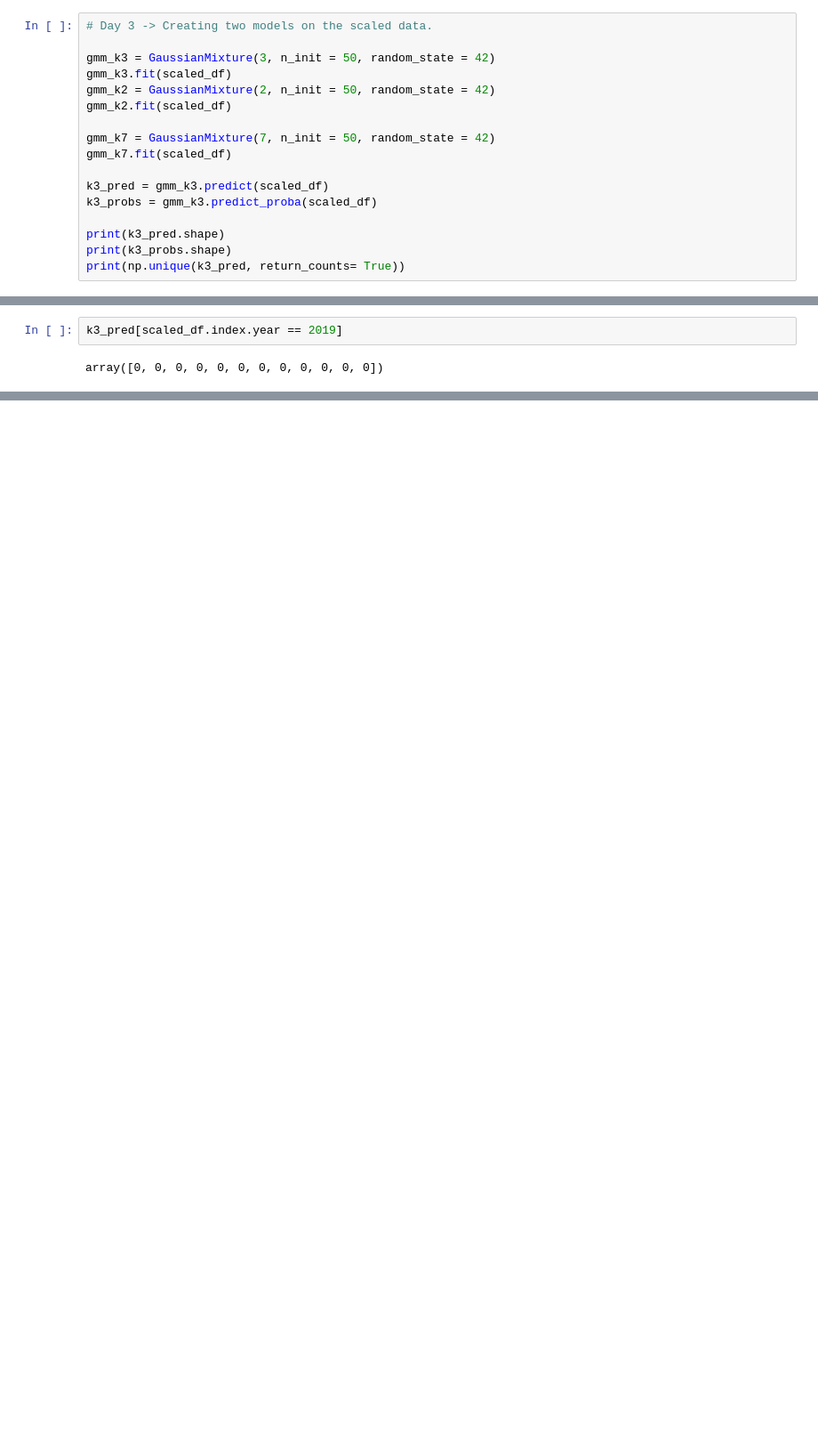
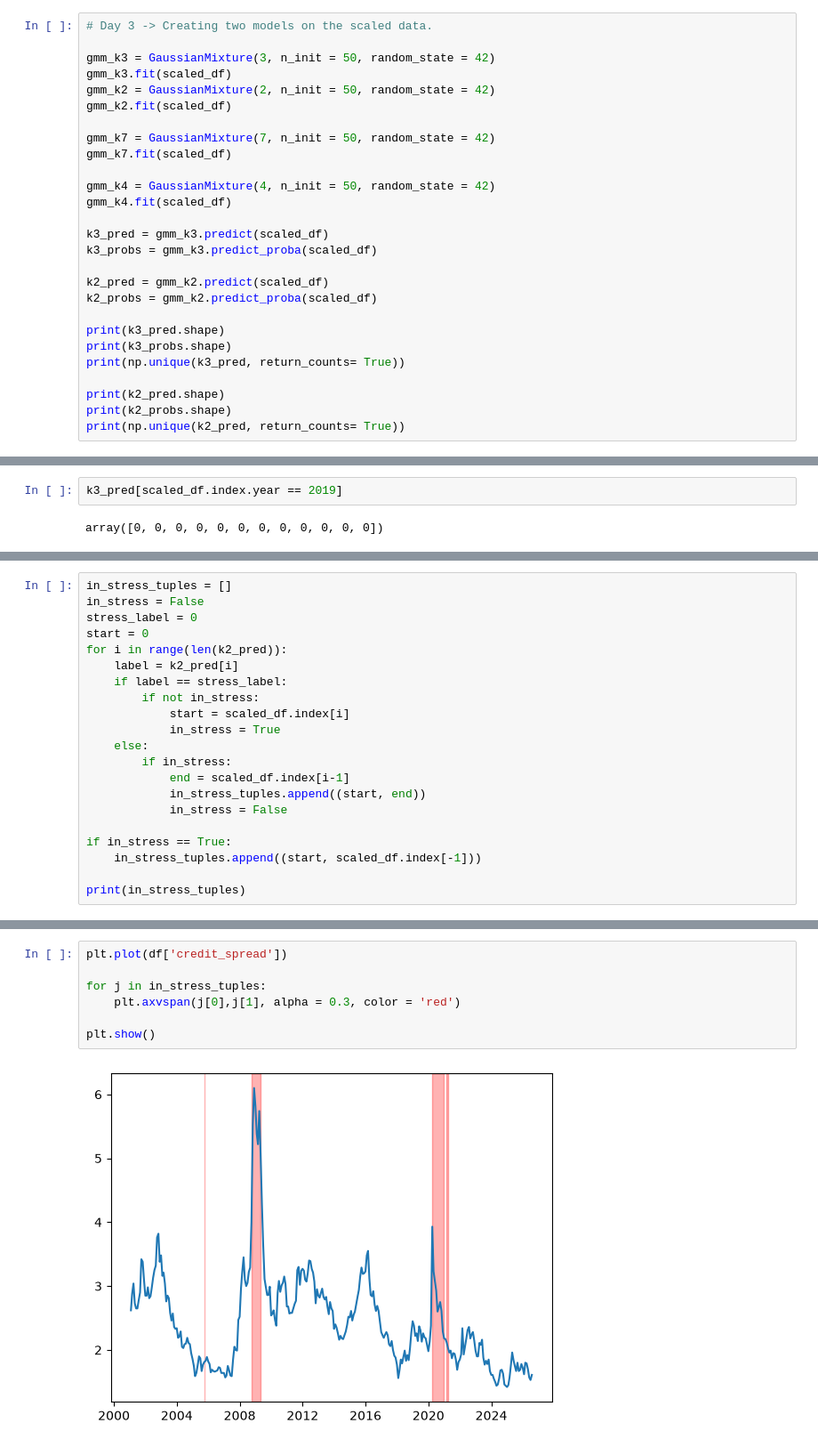
Before and after one commit to NamanSoni31/macro-regime-classifier, a Jupyter notebook: notebooks/02_regime_model.ipynb, the cells around one changed output, grey strips where cells are left out. Shown at 89% size. Saved outputs shown, nothing was run; the diff lists cells and outputs as text; blank space fills up the shorter version.

```diff
--- a/notebooks/02_regime_model.ipynb
+++ b/notebooks/02_regime_model.ipynb
@@ -129,12 +129,22 @@ gmm_k2.fit(scaled_df)
 gmm_k7 = GaussianMixture(7, n_init = 50, random_state = 42)
 gmm_k7.fit(scaled_df)
 
+gmm_k4 = GaussianMixture(4, n_init = 50, random_state = 42)
+gmm_k4.fit(scaled_df)
+
 k3_pred = gmm_k3.predict(scaled_df)
 k3_probs = gmm_k3.predict_proba(scaled_df)
+
+k2_pred = gmm_k2.predict(scaled_df)
+k2_probs = gmm_k2.predict_proba(scaled_df)
 
 print(k3_pred.shape)
 print(k3_probs.shape)
 print(np.unique(k3_pred, return_counts= True))
+
+print(k2_pred.shape)
+print(k2_probs.shape)
+print(np.unique(k2_pred, return_counts= True))
 # %% [output]
 (307,)
 (307, 3)
@@ -207,0 +285,21 @@ Name: 2017-01-31 00:00:00, dtype: float64
+# %%
+in_stress_tuples = []
+in_stress = False
+stress_label = 0
+start = 0
+for i in range(len(k2_pred)):
+    label = k2_pred[i]
+    if label == stress_label:
+        if not in_stress:
+            start = scaled_df.index[i]
+            in_stress = True
+    else:
+        if in_stress:
+            end = scaled_df.index[i-1]
+            in_stress_tuples.append((start, end))
+            in_stress = False
+
+if in_stress == True:
+    in_stress_tuples.append((start, scaled_df.index[-1]))
+
+print(in_stress_tuples)
@@ -207,0 +308,9 @@ Name: 2017-01-31 00:00:00, dtype: float64
+# %%
+plt.plot(df['credit_spread'])
+
+for j in in_stress_tuples:
+    plt.axvspan(j[0],j[1], alpha = 0.3, color = 'red')
+
+plt.show()
+# %% [output]
+[figure, added]
```
Also changed, not shown: parts of 22 cells of this notebook, 5 other files.
